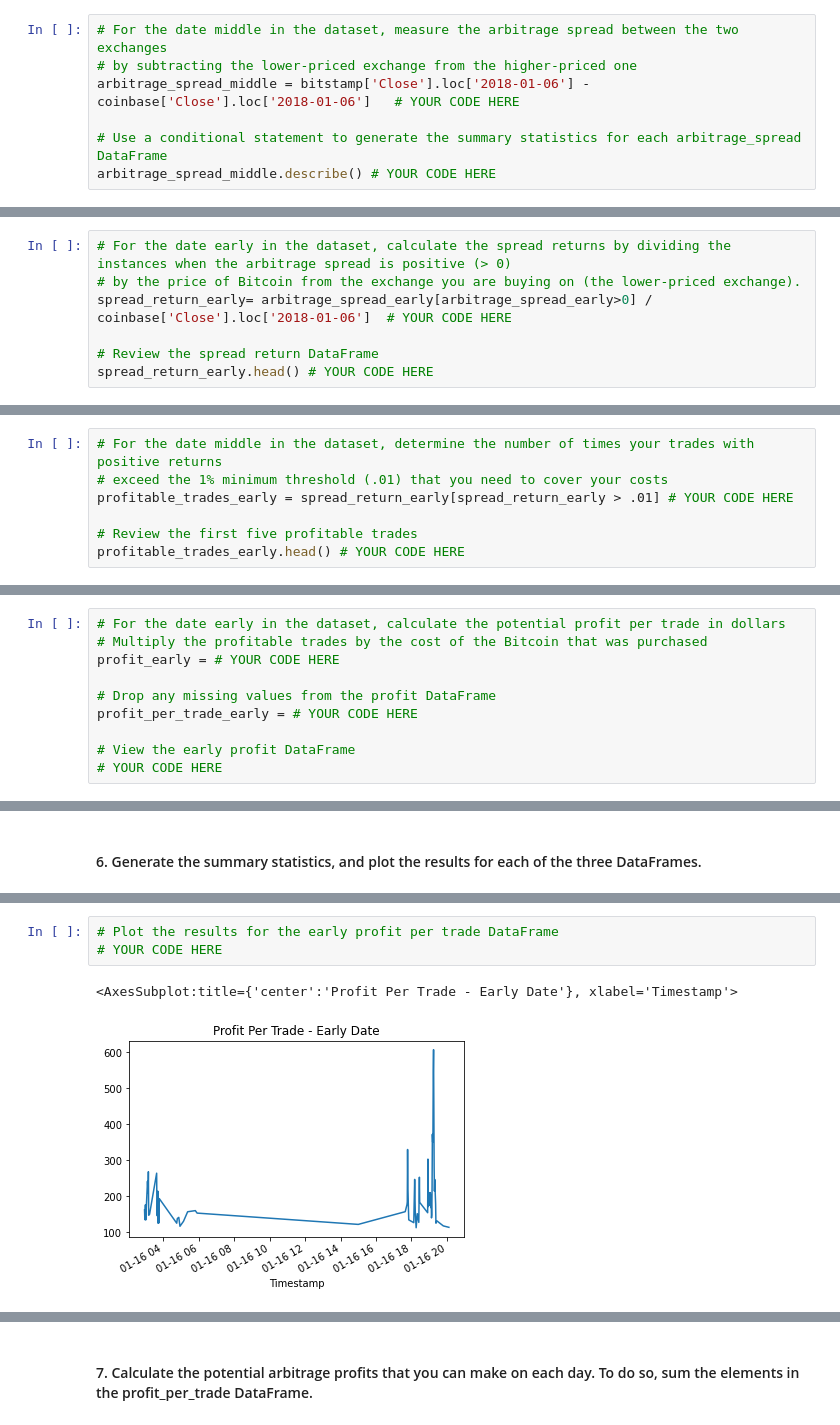
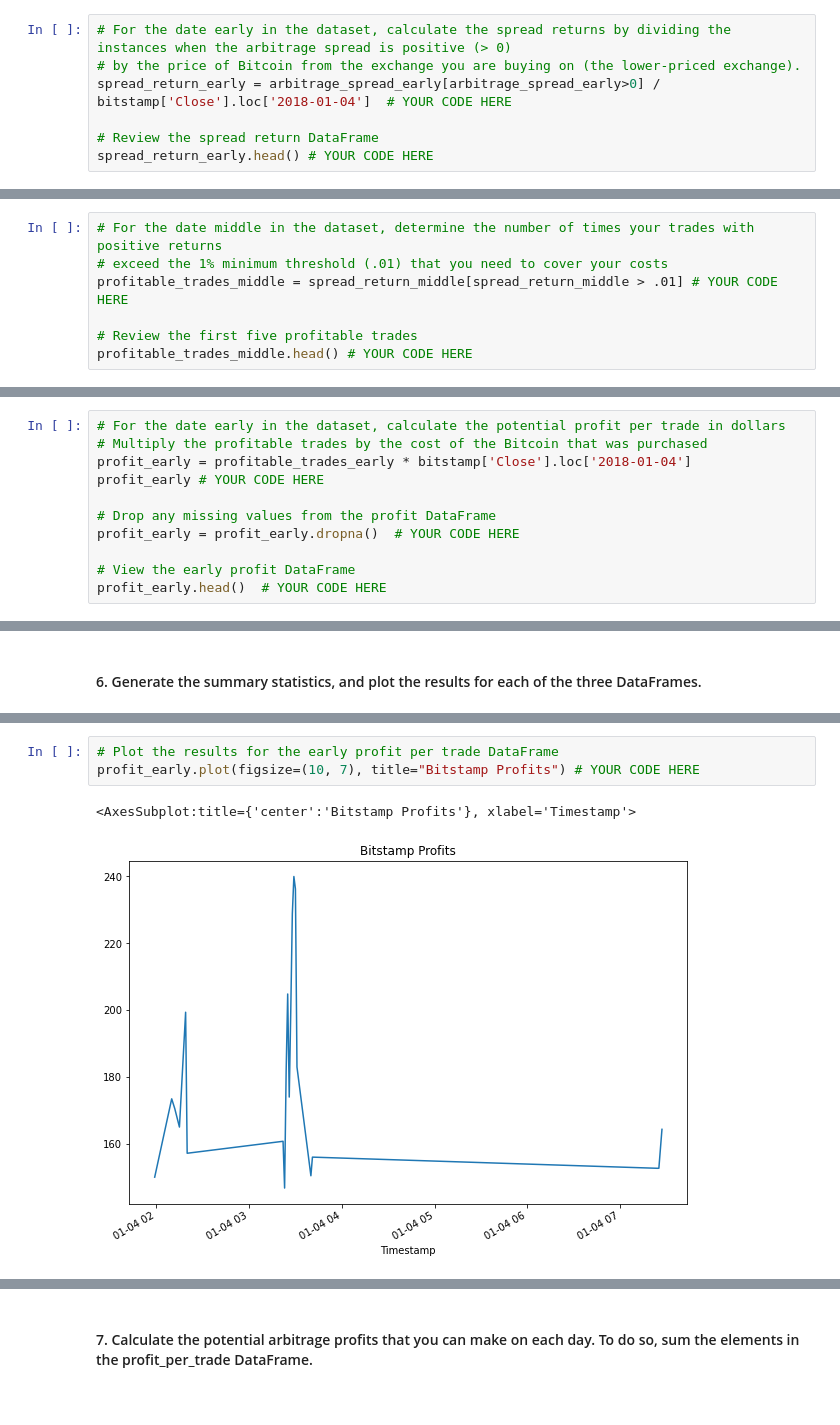
Before and after one commit to digi-Borg/M3-CryptoArbitrage, a Jupyter notebook: M3_Crypto_arbitrage_app/crypto_arbitrage.ipynb, the cells around one changed output, grey strips where cells are left out. Cells and saved outputs as stored; diff of their text form.

```diff
--- a/M3_Crypto_arbitrage_app/crypto_arbitrage.ipynb
+++ b/M3_Crypto_arbitrage_app/crypto_arbitrage.ipynb
@@ -469,9 +503,9 @@ Name: Close, dtype: float64
 # %% [markdown]
 #### 2. For each of the three dates, calculate the spread returns. To do so, divide the instances that have a positive arbitrage spread (that is, a spread greater than zero) by the price of Bitcoin from the exchange you’re buying on (that is, the lower-priced exchange). Review the resulting DataFrame.
 # %%
-# For the date middle in the dataset, measure the arbitrage spread between the two exchanges
-# by subtracting the lower-priced exchange from the higher-priced one
-arbitrage_spread_middle = bitstamp['Close'].loc['2018-01-06'] - coinbase['Close'].loc['2018-01-06']   # YOUR CODE HERE
+# For the date early in the dataset, calculate the spread returns by dividing the instances when the arbitrage spread is positive (> 0)
+# by the price of Bitcoin from the exchange you are buying on (the lower-priced exchange).
+spread_return_early = arbitrage_spread_early[arbitrage_spread_early>0] / bitstamp['Close'].loc['2018-01-04']  # YOUR CODE HERE
 
-# Use a conditional statement to generate the summary statistics for each arbitrage_spread DataFrame
-arbitrage_spread_middle.describe() # YOUR CODE HERE
+# Review the spread return DataFrame
+spread_return_early.head() # YOUR CODE HERE
@@ -485,7 +519,0 @@ arbitrage_spread_late.describe() # YOUR CODE HERE
-# %%
-# For the date early in the dataset, calculate the spread returns by dividing the instances when the arbitrage spread is positive (> 0)
-# by the price of Bitcoin from the exchange you are buying on (the lower-priced exchange).
-spread_return_early= arbitrage_spread_early[arbitrage_spread_early>0] / coinbase['Close'].loc['2018-01-06']  # YOUR CODE HERE
-
-# Review the spread return DataFrame
-spread_return_early.head() # YOUR CODE HERE
@@ -517,7 +598,7 @@ Series([], Name: Close, dtype: float64)
 # %%
 # For the date middle in the dataset, determine the number of times your trades with positive returns
 # exceed the 1% minimum threshold (.01) that you need to cover your costs
-profitable_trades_early = spread_return_early[spread_return_early > .01] # YOUR CODE HERE
+profitable_trades_middle = spread_return_middle[spread_return_middle > .01] # YOUR CODE HERE
 
 # Review the first five profitable trades
-profitable_trades_early.head() # YOUR CODE HERE
+profitable_trades_middle.head() # YOUR CODE HERE
@@ -532,12 +668,13 @@ profitable_trades_early.head() # YOUR CODE HERE
 # %%
 # For the date early in the dataset, calculate the potential profit per trade in dollars
 # Multiply the profitable trades by the cost of the Bitcoin that was purchased
-profit_early = # YOUR CODE HERE
+profit_early = profitable_trades_early * bitstamp['Close'].loc['2018-01-04']
+profit_early # YOUR CODE HERE
 
 # Drop any missing values from the profit DataFrame
-profit_per_trade_early = # YOUR CODE HERE
+profit_early = profit_early.dropna()  # YOUR CODE HERE
 
 # View the early profit DataFrame
-# YOUR CODE HERE
+profit_early.head()  # YOUR CODE HERE
 # %% [output]
 Timestamp
@@ -571,6 +759,6 @@ Name: Close, dtype: float64
 # %%
 # Plot the results for the early profit per trade DataFrame
-# YOUR CODE HERE
+profit_early.plot(figsize=(10, 7), title="Bitstamp Profits") # YOUR CODE HERE
 # %% [output]
-<AxesSubplot:title={'center':'Profit Per Trade - Early Date'}, xlabel='Timestamp'>
+<AxesSubplot:title={'center':'Bitstamp Profits'}, xlabel='Timestamp'>
-[figure, old version]
+[figure, new version]
```
Also changed, not shown: parts of 43 cells of this notebook.
